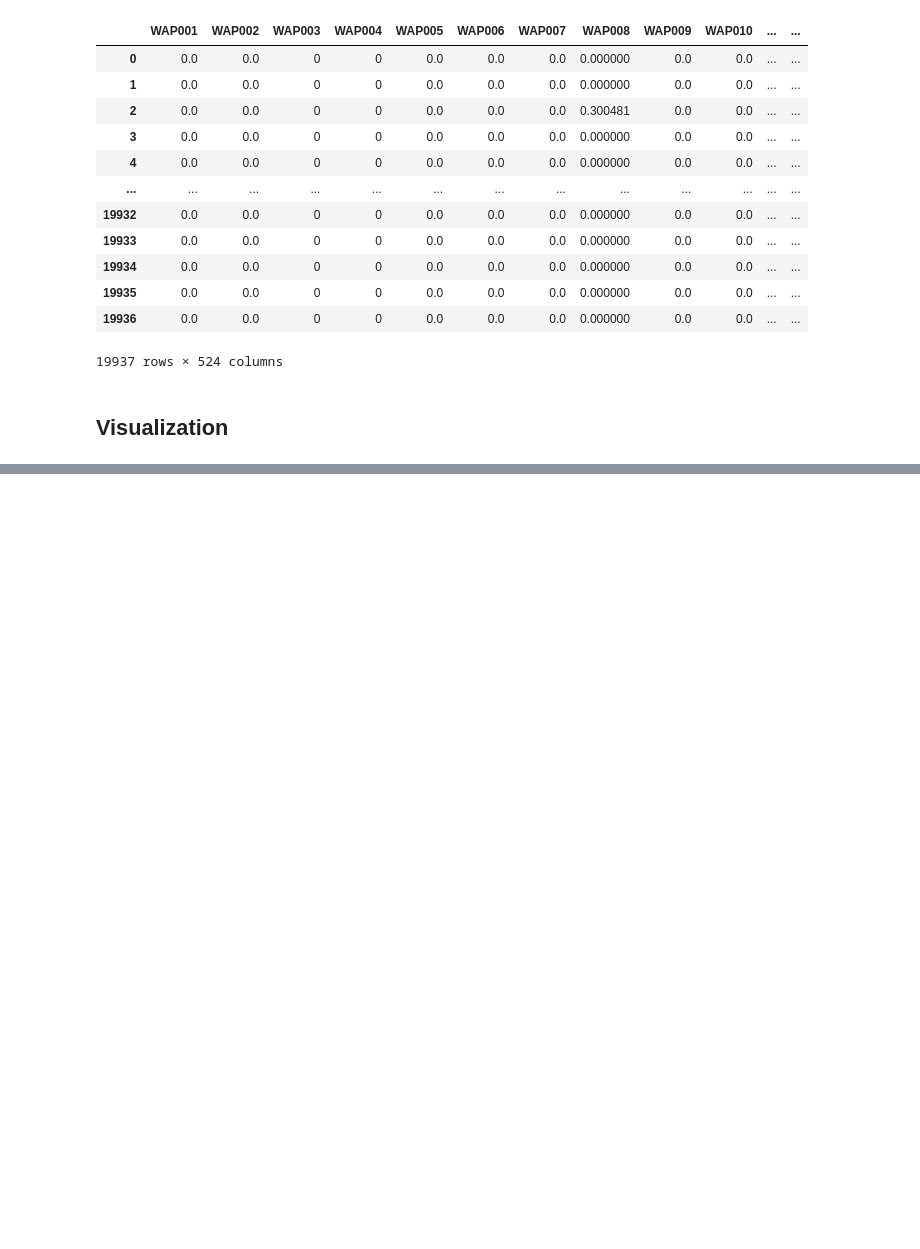
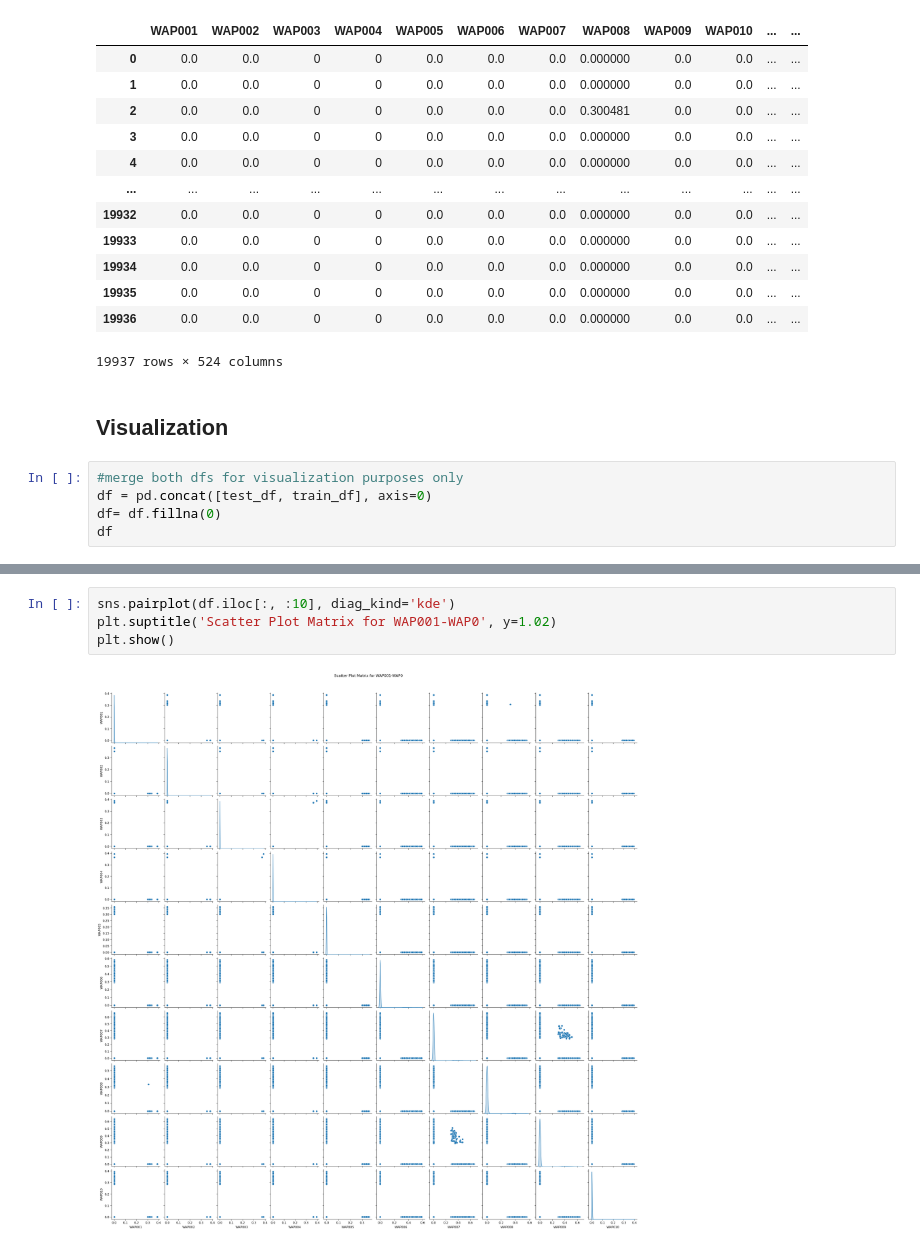
Before and after one commit to SaraAlameen82/MLProject, a Jupyter notebook: ML_project.ipynb, the cells around one changed output, grey strips where cells are left out. Saved outputs shown, nothing was run; the diff lists cells and outputs as text; blank space fills up the shorter version.

Commit message:
Update ML_project.ipynb
added some visualization after merging the train_df and test_df

```diff
--- a/ML_project.ipynb
+++ b/ML_project.ipynb
@@ -315,3 +317,8 @@ train_df
 # %% [markdown]
 
 ## Visualization ##
+# %%
+#merge both dfs for visualization purposes only
+df = pd.concat([test_df, train_df], axis=0)
+df= df.fillna(0)
+df
@@ -317,0 +339,6 @@ train_df
+# %%
+sns.pairplot(df.iloc[:, :10], diag_kind='kde')
+plt.suptitle('Scatter Plot Matrix for WAP001-WAP0', y=1.02)
+plt.show()
+# %% [output]
+[figure, added]
```
Also changed, not shown: parts of 4 cells of this notebook.
